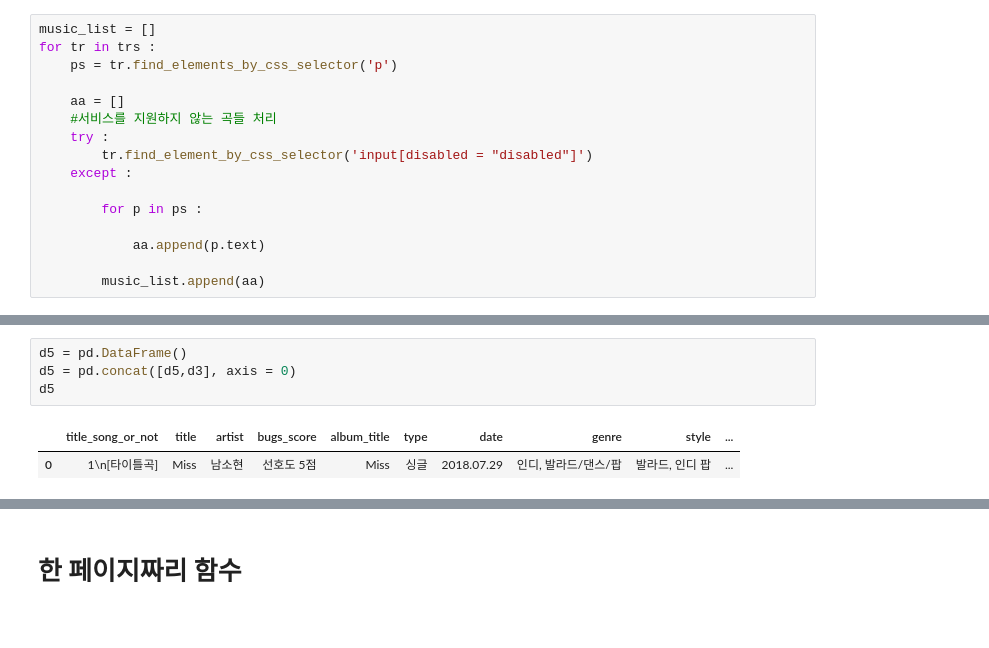
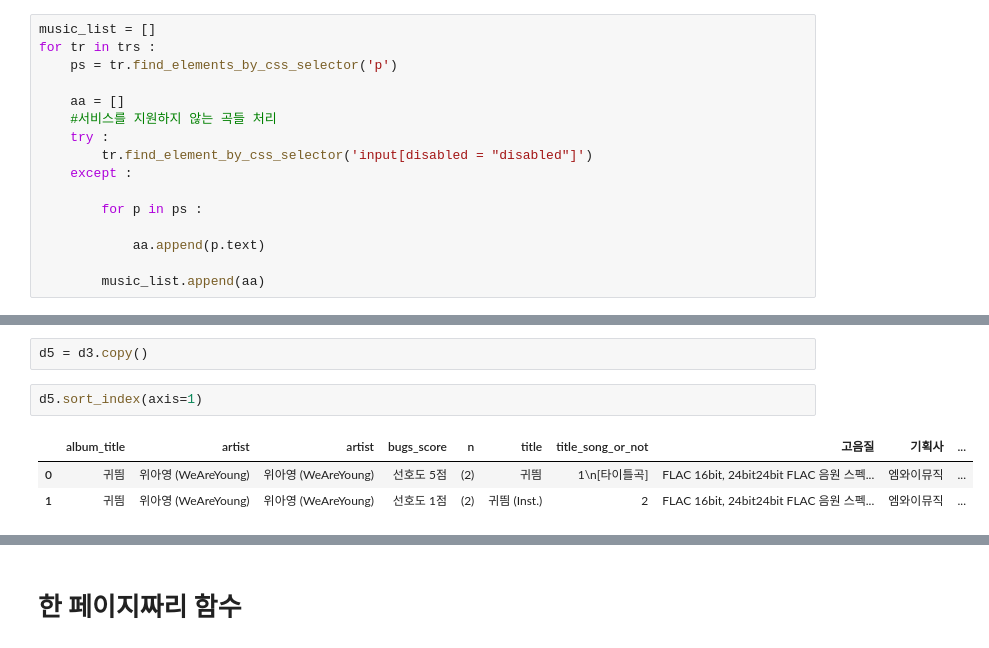
Before and after one commit to miniii222/Datamining_project, a Jupyter notebook: music/1.Data_Crawling_mini.ipynb, the cells around one changed output, grey strips where cells are left out. Drawn from its saved outputs; the diff is of its cells as text.

```diff
--- a/music/1.Data_Crawling_mini.ipynb
+++ b/music/1.Data_Crawling_mini.ipynb
@@ -157,7 +156,8 @@ d3
-# %%
-d5 = pd.DataFrame()
-d5 = pd.concat([d5,d3], axis = 0)
-d5
-# %% [output]
-|  | title_song_or_not | title | artist | bugs_score | album_title | type | date | genre | style | ... |
-| 0 | 1\n[타이틀곡] | Miss | 남소현 | 선호도 5점 | Miss | 싱글 | 2018.07.29 | 인디, 발라드/댄스/팝 | 발라드, 인디 팝 | ... |
+# %%
+d5 = d3.copy()
+# %%
+d5.sort_index(axis=1)
+# %% [output]
+|  | album_title | artist | artist | bugs_score | n | title | title_song_or_not | 고음질 | 기획사 | ... |
+| 0 | 귀띔 | 위아영 (WeAreYoung) | 위아영 (WeAreYoung) | 선호도 5점 | (2) | 귀띔 | 1\n[타이틀곡] | FLAC 16bit, 24bit24bit FLAC 음원 스펙... | 엠와이뮤직 | ... |
+| 1 | 귀띔 | 위아영 (WeAreYoung) | 위아영 (WeAreYoung) | 선호도 1점 | (2) | 귀띔 (Inst.) | 2 | FLAC 16bit, 24bit24bit FLAC 음원 스펙... | 엠와이뮤직 | ... |
```
Also changed, not shown: parts of 27 cells of this notebook.
